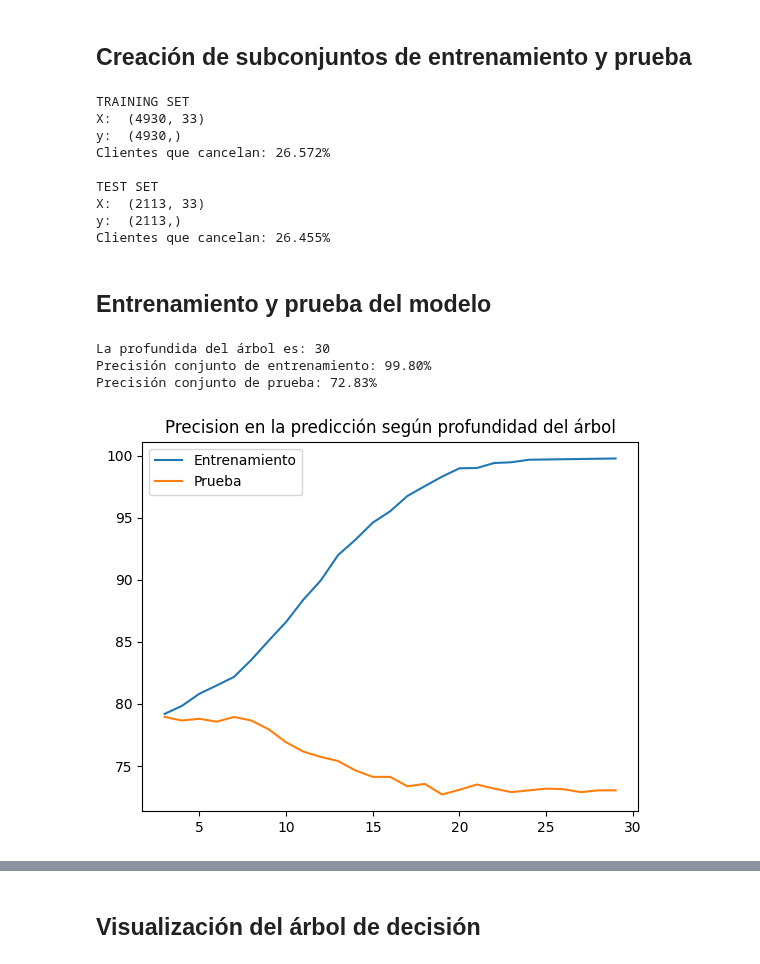
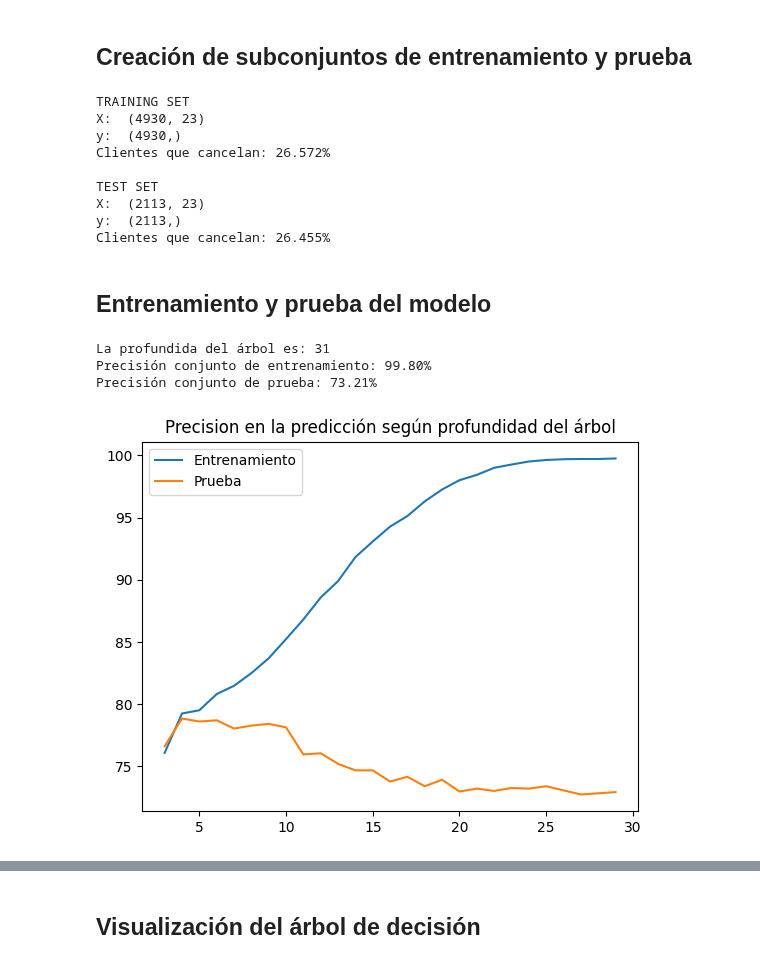
Before and after one commit to AnIsAsPe/ClasificadorClientesTelecom, a Jupyter notebook: Notebooks/ClasificadorClientesEmpresaTelecom_Churn.ipynb, the cells around one changed output, grey strips where cells are left out. Saved outputs shown, nothing was run; the diff lists cells and outputs as text; code cells hidden in the pictures.

```diff
--- a/Notebooks/ClasificadorClientesEmpresaTelecom_Churn.ipynb
+++ b/Notebooks/ClasificadorClientesEmpresaTelecom_Churn.ipynb
@@ -209,0 +189,4 @@ df.head(3)
+# %%
+yes_columns = [col for col in df_obj.columns if 'Yes' in df_obj[col].unique()]
+for col in yes_columns:
+    df[col] = np.where(df[col]=='Yes',1,0)
@@ -221,5 +237,5 @@ Index(['gender', 'SeniorCitizen', 'Partner', 'Dependents', 'tenure',
 # %%
 #Utilizamos one-hot encoding para convertir variables categoricos a binarias (con ceros y unos)
-df = pd.get_dummies(df)
+df = pd.get_dummies(df, drop_first=True)
 print(df.shape, '\n', df.columns)
 # %% [output]
@@ -294,6 +269,0 @@ corr_matrix.loc['gender_Female','gender_Male']
-# %%
-#eliminar columnas en la lista borrar
-df = df.drop(columns = borrar)
-
-#renombrar columna (recordar que 0 sera Male y 1 Female)
-df = df.rename(columns = {"gender_Female":"Gender"})
@@ -373,12 +326,12 @@ print("y: ", y_test.shape)
 print('Clientes que cancelan:{:7.3f}%'.format(y_test.mean()*100))
 # %% [output]
 TRAINING SET
-X:  (4930, 33)
+X:  (4930, 23)
 y:  (4930,)
 Clientes que cancelan: 26.572%
 
 TEST SET
-X:  (2113, 33)
+X:  (2113, 23)
 y:  (2113,)
 Clientes que cancelan: 26.455%
 # %% [markdown]
@@ -404,37 +357,37 @@ y_pred_test = clasificador.predict(X_test)
 precision_test = accuracy_score(y_test, y_pred_test)*100
 print("Precisión conjunto de prueba: {:4.2f}%".format(precision_test),'\n')
 # %% [output]
-La profundida del árbol es: 30
+La profundida del árbol es: 31
 Precisión conjunto de entrenamiento: 99.80%
-Precisión conjunto de prueba: 72.83%
+Precisión conjunto de prueba: 73.21%
 # %%
 #Entrenamiento y prueba del modelo con distintos niveles de profunidad
 
 clf = {}
 y_pred_train = {}
 y_pred_test = {}
 precision_train={}
 precision_test = {}
 
 for p in range(3,30):
     #Entrenamiento del modelo
     clf[p] = DecisionTreeClassifier(max_depth = p,
                                criterion = "entropy",
                                random_state = 0).fit(X_train, y_train)
 
     #Predicción y evaluación sobre el conjunto de entrenamiento
     y_pred_train[p] = clf[p].predict(X_train)
     precision_train[p] = accuracy_score(y_train, y_pred_train[p])*100
 
     #Predicción y evaluación sobre el conjunto de prueba
     y_pred_test[p] = clf[p].predict(X_test)
     precision_test[p] = accuracy_score(y_test, y_pred_test[p])*100
 
-precision = pd.DataFrame( {'Entrenamiento':precision_train,
+precision_df = pd.DataFrame( {'Entrenamiento':precision_train,
                            'Prueba': precision_test})
 
 precision.plot.line(
     title ='Precision en la predicción según profundidad del árbol')
 plt.show()
 # %% [output]
-[figure, old version]
+[figure, new version]
```
Also changed, not shown: parts of 34 cells of this notebook.
